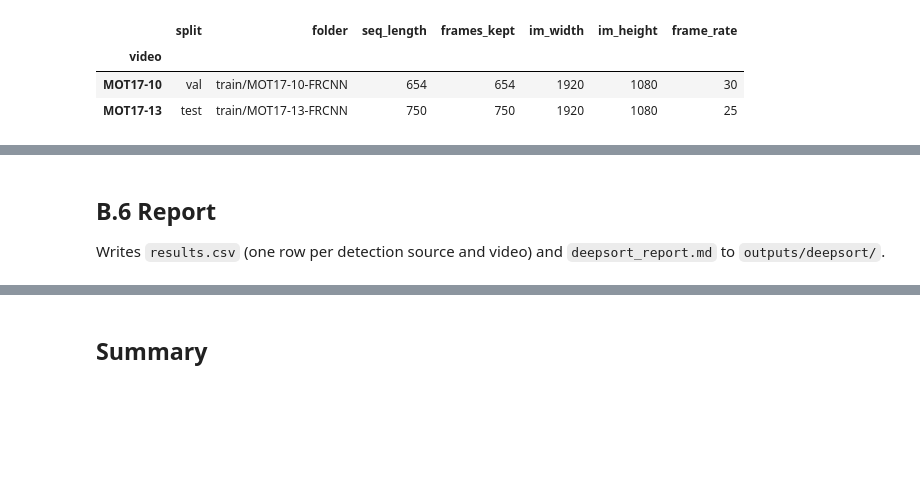
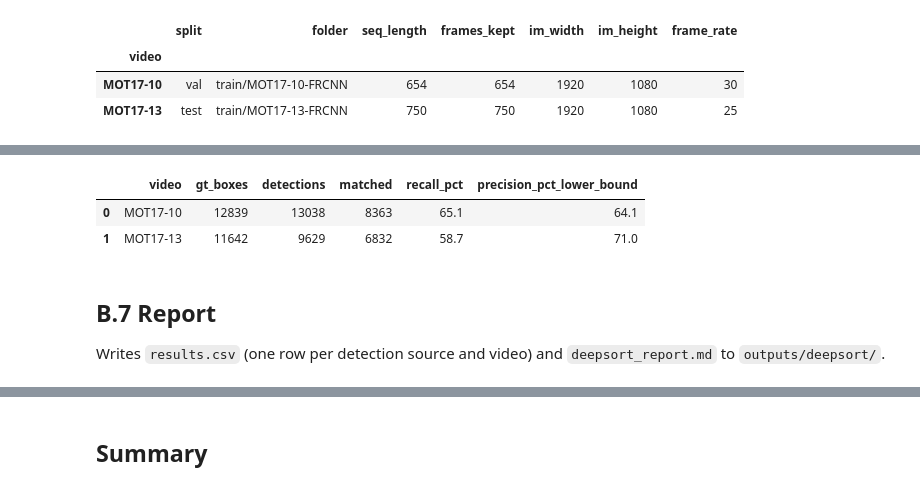
Before and after one commit to Rowan-gne/APS360-2026-Multi-Object-Tracking-Project, a Jupyter notebook: MOT17/MOT17/DeepSORT baseline.ipynb, the cells around one changed output, grey strips where cells are left out. Drawn from its saved outputs; the diff is of its cells as text; code cells hidden in the pictures; blank space fills up the shorter version.

```diff
--- a/MOT17/MOT17/DeepSORT baseline.ipynb
+++ b/MOT17/MOT17/DeepSORT baseline.ipynb
@@ -319,3 +466,33 @@ Evaluating DeepSORT_gt
+# %%
+BOX = ["left", "top", "width", "height"]
+
+
+def detector_match(video, iou_threshold=0.5):
+    """Match our detector's boxes to the ground truth in every frame of a video. Returns matched, gt and detection counts."""
+    v = VIDEO_INFO.loc[video]
+    gt = boxes[boxes["video"] == video]
+    gt_px = boxes_to_pixels(gt, v["im_width"], v["im_height"])
+    gt_px["frame"] = gt["frame"].to_numpy()
+    det, _ = read_cache(video)
+    det_of = {f: g for f, g in det.groupby("frame")}
+    matched = 0
+    for frame, g in gt_px.groupby("frame"):
+        d = det_of.get(frame)
+        if d is None:
+            continue
+        ious = iou_matrix(g[BOX].to_numpy(), d[BOX].to_numpy())
+        rows, cols = linear_sum_assignment(-ious)          # one-to-one, highest total IoU
+        matched += int((ious[rows, cols] >= iou_threshold).sum())
+    return {"video": video, "gt_boxes": len(gt_px), "detections": len(det), "matched": matched,
+            "recall_pct": 100 * matched / len(gt_px), "precision_pct_lower_bound": 100 * matched / len(det)}
+
+
+detector_quality = pd.DataFrame([detector_match(video) for video in VIDEO_INFO.index])
+display(detector_quality.round(1))
+# %% [output]
+|  | video | gt_boxes | detections | matched | recall_pct | precision_pct_lower_bound |
+| 0 | MOT17-10 | 12839 | 13038 | 8363 | 65.1 | 64.1 |
+| 1 | MOT17-13 | 11642 | 9629 | 6832 | 58.7 | 71.0 |
 # %% [markdown]
-## B.6 Report
+## B.7 Report
 Writes `results.csv` (one row per detection source and video) and `deepsort_report.md` to `outputs/deepsort/`.
```
Also changed, not shown: parts of 35 cells of this notebook, 1 other file.
